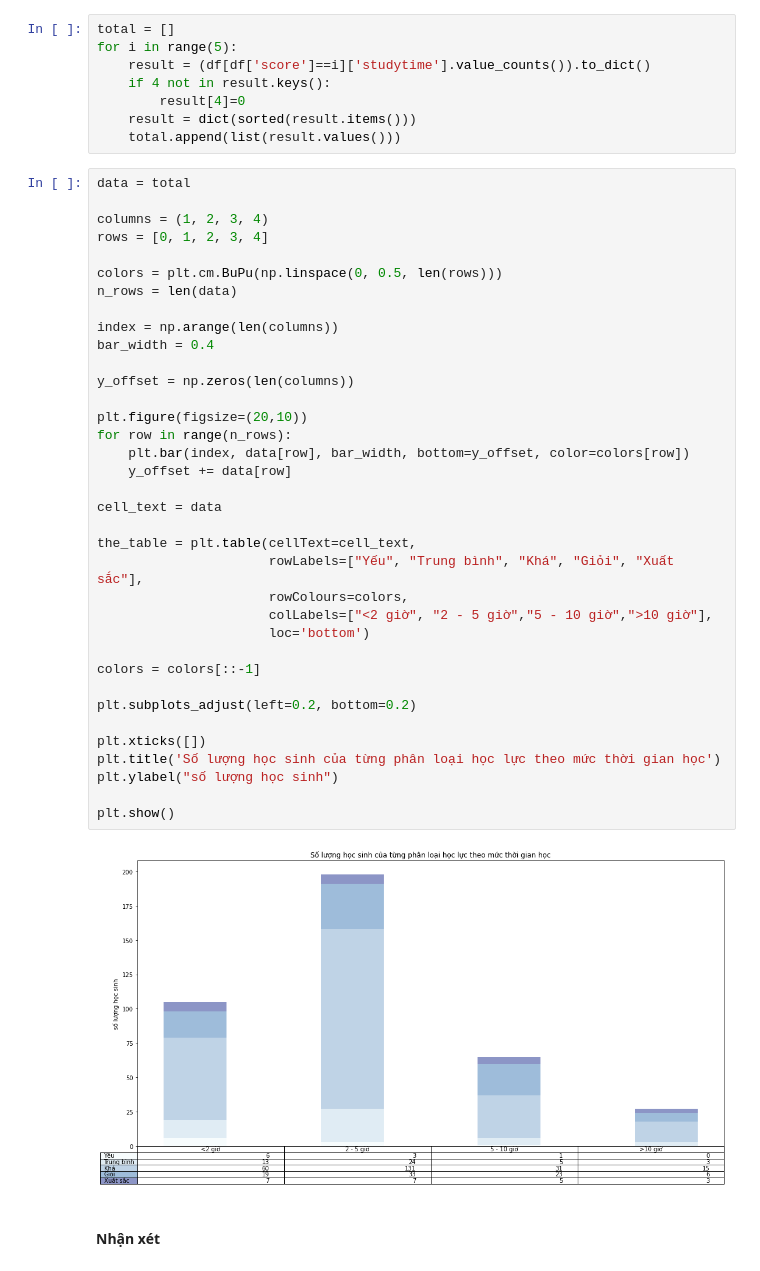
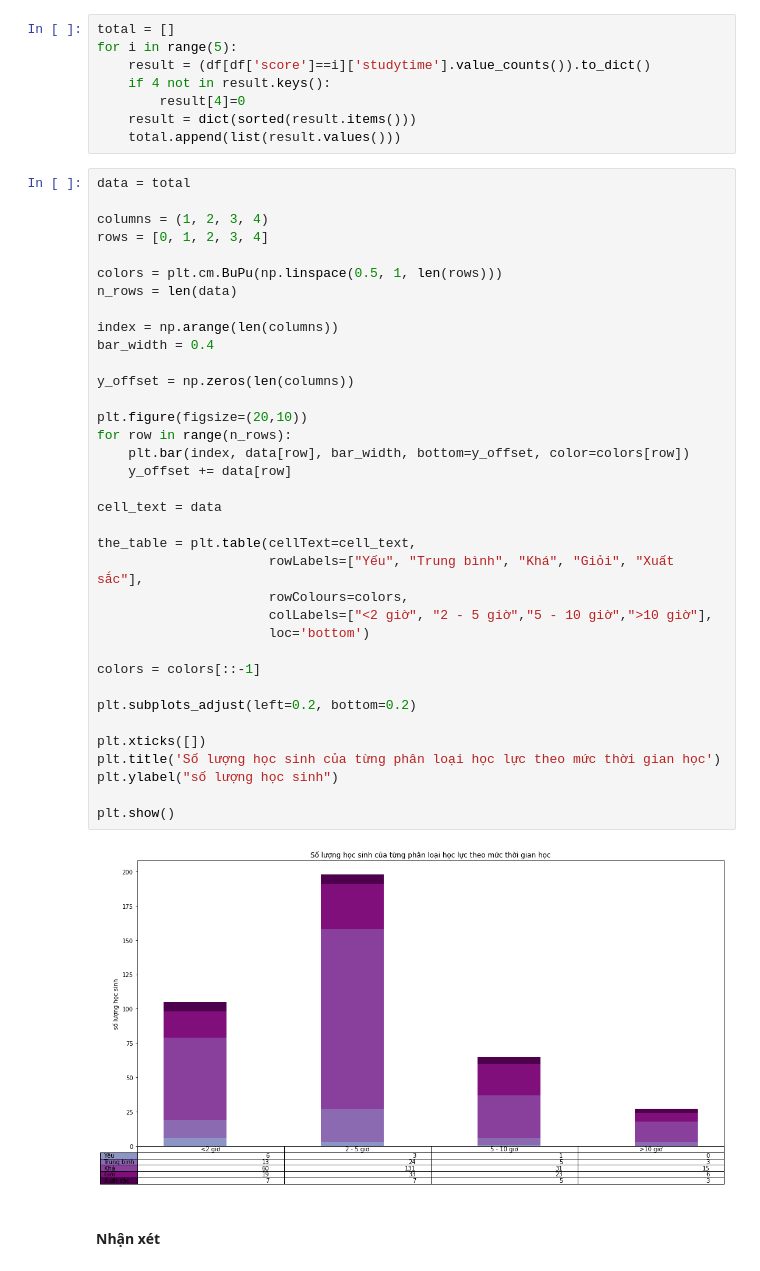
Before and after one commit to hotranvietcuong2001/P4DS_CQ19_FinalProject, a Jupyter notebook: student_performance.ipynb, the cells around one changed output. Cells and saved outputs as stored; diff of their text form.

```diff
--- a/student_performance.ipynb
+++ b/student_performance.ipynb
@@ -382,38 +382,38 @@ data = total
 columns = (1, 2, 3, 4)
 rows = [0, 1, 2, 3, 4]
 
-colors = plt.cm.BuPu(np.linspace(0, 0.5, len(rows)))
+colors = plt.cm.BuPu(np.linspace(0.5, 1, len(rows)))
 n_rows = len(data)
 
 index = np.arange(len(columns))
 bar_width = 0.4
 
 y_offset = np.zeros(len(columns))
 
 plt.figure(figsize=(20,10))
 for row in range(n_rows):
     plt.bar(index, data[row], bar_width, bottom=y_offset, color=colors[row])
     y_offset += data[row]
 
 cell_text = data
 
 the_table = plt.table(cellText=cell_text,
                       rowLabels=["Yếu", "Trung bình", "Khá", "Giỏi", "Xuất sắc"],
                       rowColours=colors,
                       colLabels=["<2 giờ", "2 - 5 giờ","5 - 10 giờ",">10 giờ"],
                       loc='bottom')
 
 colors = colors[::-1]
 
 plt.subplots_adjust(left=0.2, bottom=0.2)
 
 plt.xticks([])
 plt.title('Số lượng học sinh của từng phân loại học lực theo mức thời gian học')
 plt.ylabel("số lượng học sinh")
 
 plt.show()
 # %% [output]
-[figure, old version]
+[figure, new version]
 # %% [markdown]
 #### Nhận xét
 # %% [markdown]
```
